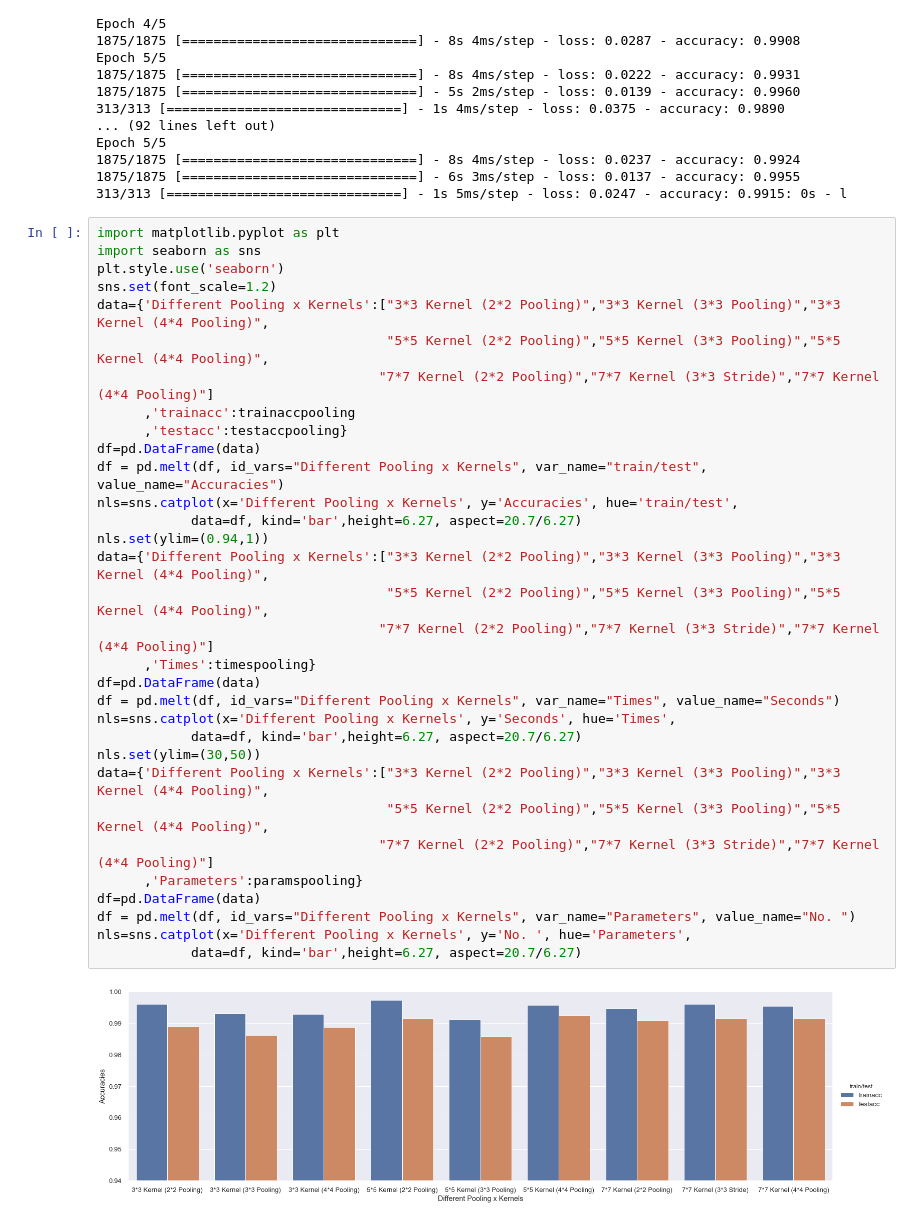
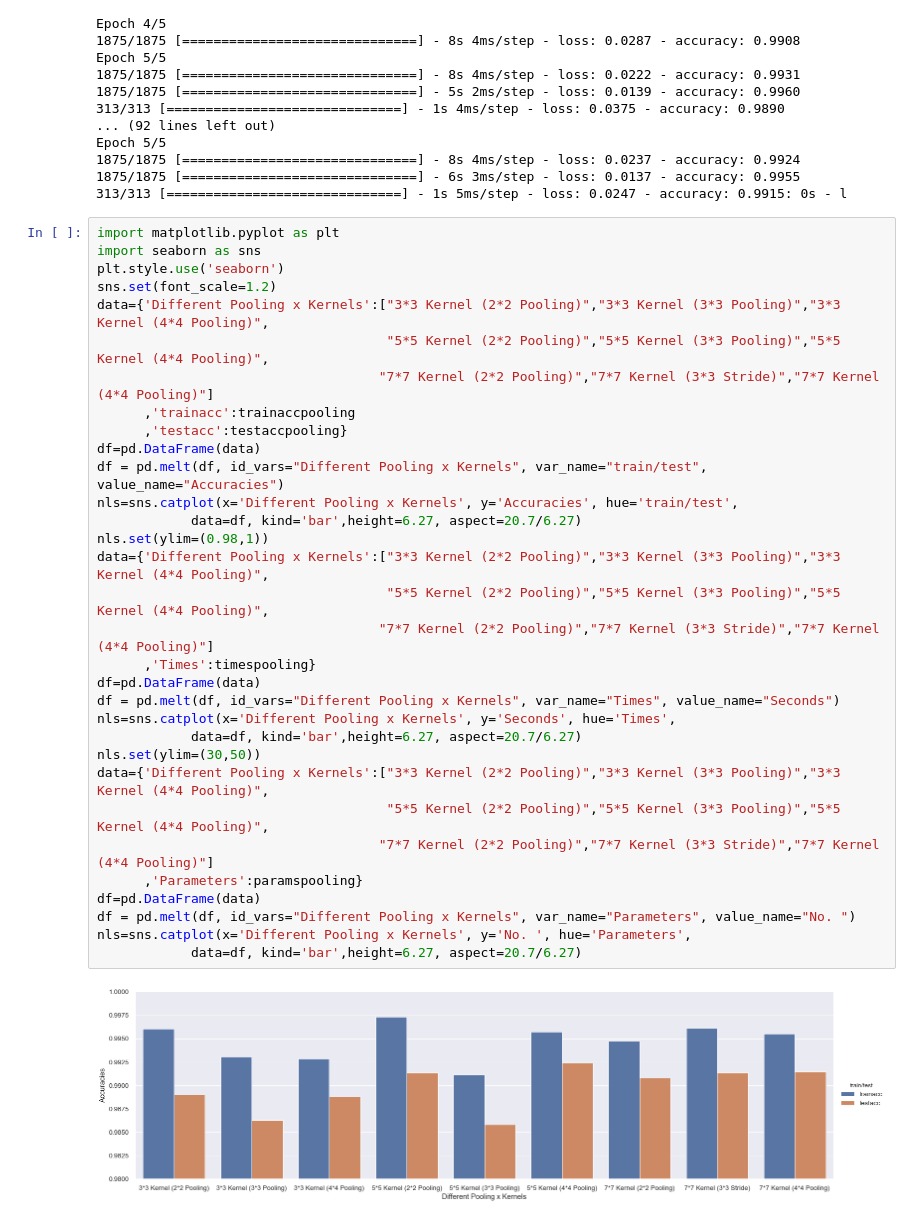
Before and after one commit to jatingupta-2000/DL-Labs, a Jupyter notebook: E18CSE140_DL_Lab6.ipynb, the cells around one changed output. Saved outputs shown, nothing was run; the diff lists cells and outputs as text.

Commit message:
updated ylims for better visualization

```diff
--- a/E18CSE140_DL_Lab6.ipynb
+++ b/E18CSE140_DL_Lab6.ipynb
@@ -647,34 +647,34 @@ import matplotlib.pyplot as plt
 import seaborn as sns
 plt.style.use('seaborn')
 sns.set(font_scale=1.2)
 data={'Different Pooling x Kernels':["3*3 Kernel (2*2 Pooling)","3*3 Kernel (3*3 Pooling)","3*3 Kernel (4*4 Pooling)",
                                      "5*5 Kernel (2*2 Pooling)","5*5 Kernel (3*3 Pooling)","5*5 Kernel (4*4 Pooling)",
                                     "7*7 Kernel (2*2 Pooling)","7*7 Kernel (3*3 Stride)","7*7 Kernel (4*4 Pooling)"]
       ,'trainacc':trainaccpooling
       ,'testacc':testaccpooling}
 df=pd.DataFrame(data)
 df = pd.melt(df, id_vars="Different Pooling x Kernels", var_name="train/test", value_name="Accuracies")
 nls=sns.catplot(x='Different Pooling x Kernels', y='Accuracies', hue='train/test',
             data=df, kind='bar',height=6.27, aspect=20.7/6.27)
-nls.set(ylim=(0.94,1))
+nls.set(ylim=(0.98,1))
 data={'Different Pooling x Kernels':["3*3 Kernel (2*2 Pooling)","3*3 Kernel (3*3 Pooling)","3*3 Kernel (4*4 Pooling)",
                                      "5*5 Kernel (2*2 Pooling)","5*5 Kernel (3*3 Pooling)","5*5 Kernel (4*4 Pooling)",
                                     "7*7 Kernel (2*2 Pooling)","7*7 Kernel (3*3 Stride)","7*7 Kernel (4*4 Pooling)"]
       ,'Times':timespooling}
 df=pd.DataFrame(data)
 df = pd.melt(df, id_vars="Different Pooling x Kernels", var_name="Times", value_name="Seconds")
 nls=sns.catplot(x='Different Pooling x Kernels', y='Seconds', hue='Times',
             data=df, kind='bar',height=6.27, aspect=20.7/6.27)
 nls.set(ylim=(30,50))
 data={'Different Pooling x Kernels':["3*3 Kernel (2*2 Pooling)","3*3 Kernel (3*3 Pooling)","3*3 Kernel (4*4 Pooling)",
                                      "5*5 Kernel (2*2 Pooling)","5*5 Kernel (3*3 Pooling)","5*5 Kernel (4*4 Pooling)",
                                     "7*7 Kernel (2*2 Pooling)","7*7 Kernel (3*3 Stride)","7*7 Kernel (4*4 Pooling)"]
       ,'Parameters':paramspooling}
 df=pd.DataFrame(data)
 df = pd.melt(df, id_vars="Different Pooling x Kernels", var_name="Parameters", value_name="No. ")
 nls=sns.catplot(x='Different Pooling x Kernels', y='No. ', hue='Parameters',
             data=df, kind='bar',height=6.27, aspect=20.7/6.27)
 # %% [output]
-[figure, old version]
+[figure, new version]
 [figure]
 [figure]
```
Also changed, not shown: parts of 2 cells of this notebook.
